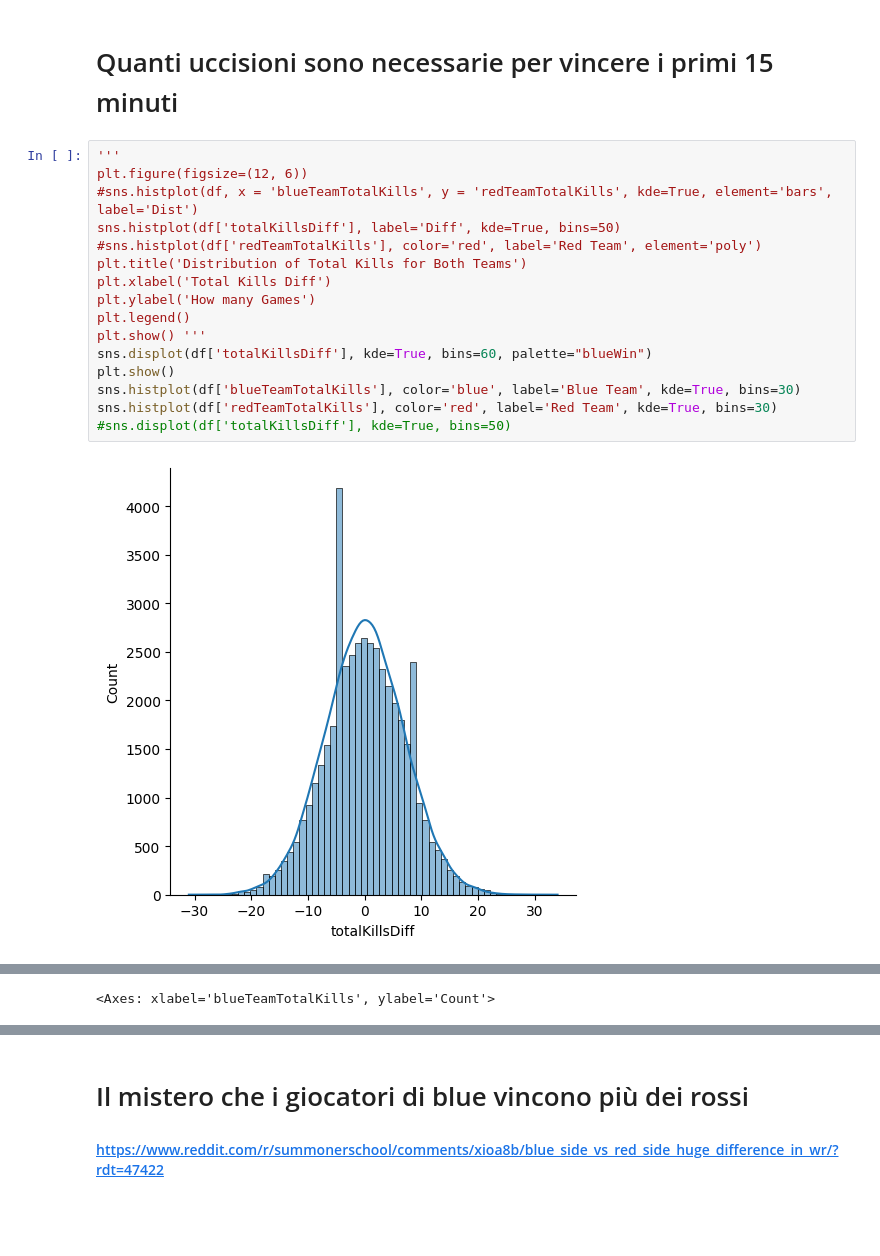
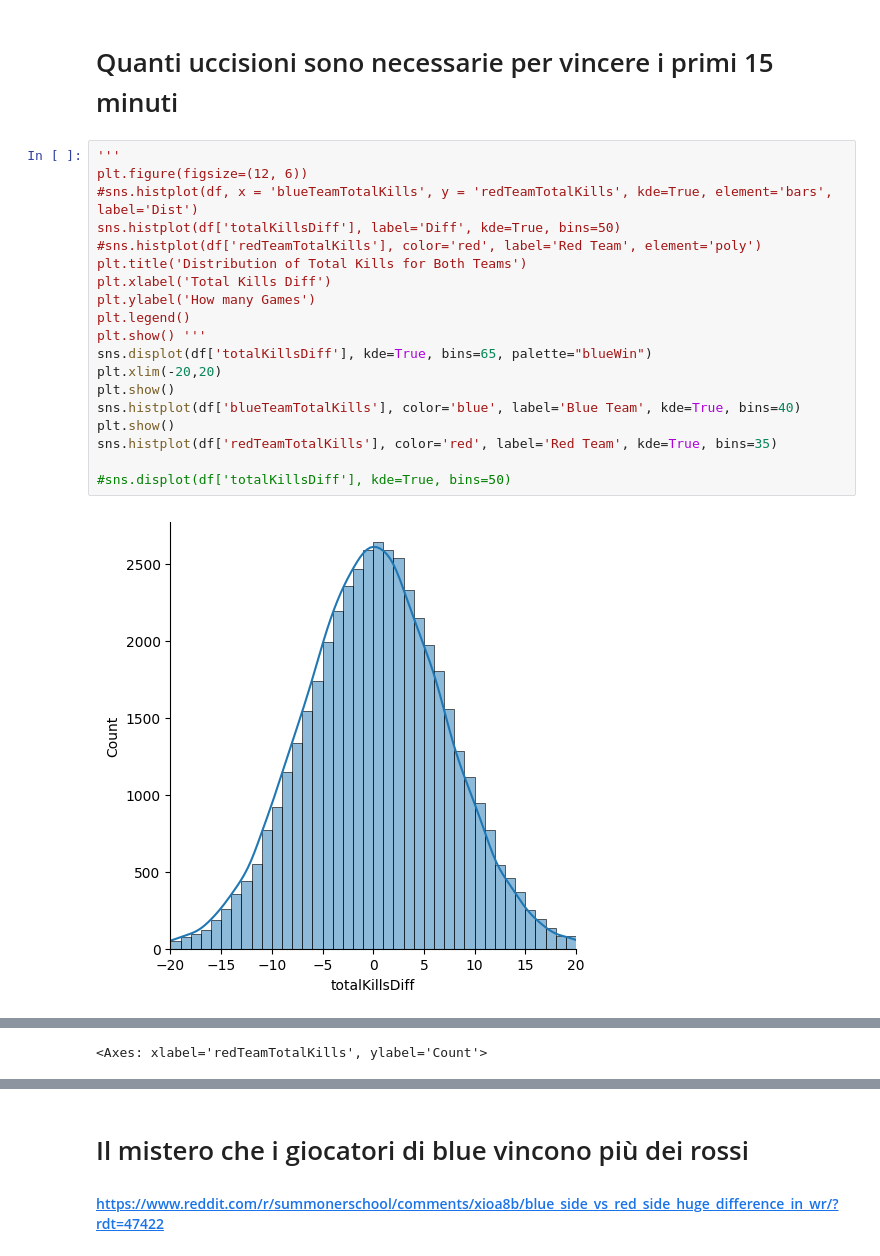
Before and after one commit to KOlCIqwq/Data_Science_Project, a Jupyter notebook: Final_Project/Main.ipynb, the cells around one changed output, grey strips where cells are left out. Cells and saved outputs as stored; diff of their text form; blank space fills up the shorter version.

Commit message:
Added few graphs

```diff
--- a/Final_Project/Main.ipynb
+++ b/Final_Project/Main.ipynb
@@ -181,18 +181,21 @@ plt.show()
 # %%
 '''
 plt.figure(figsize=(12, 6))
 #sns.histplot(df, x = 'blueTeamTotalKills', y = 'redTeamTotalKills', kde=True, element='bars', label='Dist')
 sns.histplot(df['totalKillsDiff'], label='Diff', kde=True, bins=50)
 #sns.histplot(df['redTeamTotalKills'], color='red', label='Red Team', element='poly')
 plt.title('Distribution of Total Kills for Both Teams')
 plt.xlabel('Total Kills Diff')
 plt.ylabel('How many Games')
 plt.legend()
 plt.show() '''
-sns.displot(df['totalKillsDiff'], kde=True, bins=60, palette="blueWin")
+sns.displot(df['totalKillsDiff'], kde=True, bins=65, palette="blueWin")
+plt.xlim(-20,20)
 plt.show()
-sns.histplot(df['blueTeamTotalKills'], color='blue', label='Blue Team', kde=True, bins=30)
-sns.histplot(df['redTeamTotalKills'], color='red', label='Red Team', kde=True, bins=30)
+sns.histplot(df['blueTeamTotalKills'], color='blue', label='Blue Team', kde=True, bins=40)
+plt.show()
+sns.histplot(df['redTeamTotalKills'], color='red', label='Red Team', kde=True, bins=35)
+
 #sns.displot(df['totalKillsDiff'], kde=True, bins=50)
 # %% [output]
-[figure, old version]
+[figure, new version]
@@ -199 +203 @@ sns.histplot(df['redTeamTotalKills'], color='red', label='Red Team', kde=True, b
-<Axes: xlabel='blueTeamTotalKills', ylabel='Count'>
+<Axes: xlabel='redTeamTotalKills', ylabel='Count'>
```
Also changed, not shown: parts of 10 cells of this notebook.
